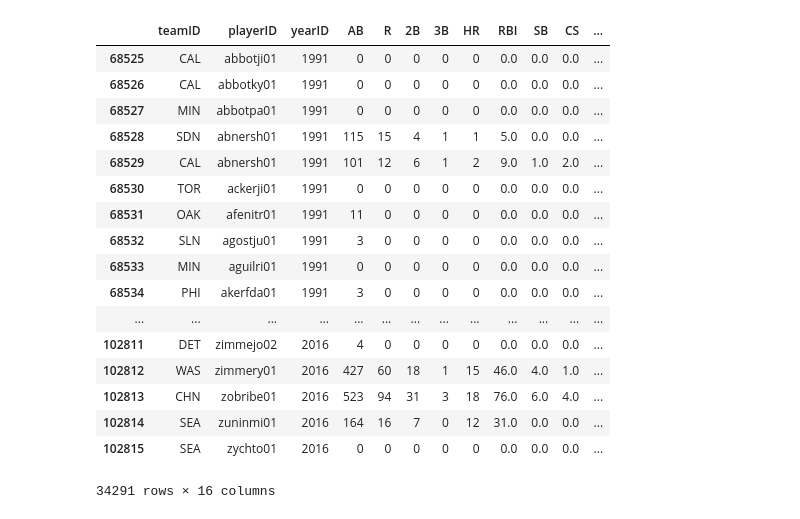
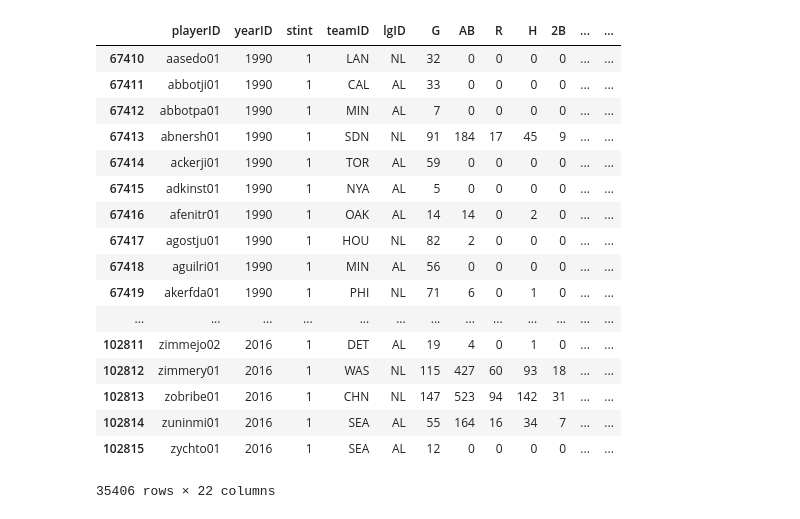
Before and after one commit to bbasista87/ETL_Project, a Jupyter notebook: Batting.ipynb, the cells around one changed output. Cells and saved outputs as stored; diff of their text form; code cells hidden in the pictures.

```diff
--- a/Batting.ipynb
+++ b/Batting.ipynb
@@ -4,4 +4,6 @@ import os
 import csv
 import matplotlib
 # %%
-file = "Resources/Batting.csv"
+file_batting = "Resources/Batting.csv"
+
+df_batting = pd.read_csv(file_batting)
@@ -36,0 +10,2 @@ Index(['playerID', 'yearID', 'stint', 'teamID', 'lgID', 'G', 'AB', 'R', 'H',
+# %%
+df_batting = pd.read_csv(file_batting)
@@ -37,32 +34,32 @@ Index(['playerID', 'yearID', 'stint', 'teamID', 'lgID', 'G', 'AB', 'R', 'H',
 # %%
 #reducing years to only 1990-2018
 
 
-reduced_df = df.loc[:, ["teamID", "playerID", "yearID",
+reduced_df = df_batting.loc[:, ["teamID", "playerID", "yearID",
                                     "AB", "R", "2B", "3B", "HR", "RBI",
                         "SB", "CS", "BB", "SO", "HBP", "SF", "H"]]
-#reduced_df = df.loc[(
-    #df['yearID'] >= 1989)]
+reduced_df = df_batting.loc[(
+    df_batting['yearID'] >= 1990)]
 reduced_df
 # %% [output]
-|  | teamID | playerID | yearID | AB | R | 2B | 3B | HR | RBI | SB | CS | ... |
-| 68525 | CAL | abbotji01 | 1991 | 0 | 0 | 0 | 0 | 0 | 0.0 | 0.0 | 0.0 | ... |
-| 68526 | CAL | abbotky01 | 1991 | 0 | 0 | 0 | 0 | 0 | 0.0 | 0.0 | 0.0 | ... |
-| 68527 | MIN | abbotpa01 | 1991 | 0 | 0 | 0 | 0 | 0 | 0.0 | 0.0 | 0.0 | ... |
-| 68528 | SDN | abnersh01 | 1991 | 115 | 15 | 4 | 1 | 1 | 5.0 | 0.0 | 0.0 | ... |
-| 68529 | CAL | abnersh01 | 1991 | 101 | 12 | 6 | 1 | 2 | 9.0 | 1.0 | 2.0 | ... |
-| 68530 | TOR | ackerji01 | 1991 | 0 | 0 | 0 | 0 | 0 | 0.0 | 0.0 | 0.0 | ... |
-| 68531 | OAK | afenitr01 | 1991 | 11 | 0 | 0 | 0 | 0 | 0.0 | 0.0 | 0.0 | ... |
-| 68532 | SLN | agostju01 | 1991 | 3 | 0 | 0 | 0 | 0 | 0.0 | 0.0 | 0.0 | ... |
-| 68533 | MIN | aguilri01 | 1991 | 0 | 0 | 0 | 0 | 0 | 0.0 | 0.0 | 0.0 | ... |
-| 68534 | PHI | akerfda01 | 1991 | 3 | 0 | 0 | 0 | 0 | 0.0 | 0.0 | 0.0 | ... |
+|  | playerID | yearID | stint | teamID | lgID | G | AB | R | H | 2B | ... | ... |
+| 67410 | aasedo01 | 1990 | 1 | LAN | NL | 32 | 0 | 0 | 0 | 0 | ... | ... |
+| 67411 | abbotji01 | 1990 | 1 | CAL | AL | 33 | 0 | 0 | 0 | 0 | ... | ... |
+| 67412 | abbotpa01 | 1990 | 1 | MIN | AL | 7 | 0 | 0 | 0 | 0 | ... | ... |
+| 67413 | abnersh01 | 1990 | 1 | SDN | NL | 91 | 184 | 17 | 45 | 9 | ... | ... |
+| 67414 | ackerji01 | 1990 | 1 | TOR | AL | 59 | 0 | 0 | 0 | 0 | ... | ... |
+| 67415 | adkinst01 | 1990 | 1 | NYA | AL | 5 | 0 | 0 | 0 | 0 | ... | ... |
+| 67416 | afenitr01 | 1990 | 1 | OAK | AL | 14 | 14 | 0 | 2 | 0 | ... | ... |
+| 67417 | agostju01 | 1990 | 1 | HOU | NL | 82 | 2 | 0 | 0 | 0 | ... | ... |
+| 67418 | aguilri01 | 1990 | 1 | MIN | AL | 56 | 0 | 0 | 0 | 0 | ... | ... |
+| 67419 | akerfda01 | 1990 | 1 | PHI | NL | 71 | 6 | 0 | 1 | 0 | ... | ... |
 | ... | ... | ... | ... | ... | ... | ... | ... | ... | ... | ... | ... | ... |
-| 102811 | DET | zimmejo02 | 2016 | 4 | 0 | 0 | 0 | 0 | 0.0 | 0.0 | 0.0 | ... |
-| 102812 | WAS | zimmery01 | 2016 | 427 | 60 | 18 | 1 | 15 | 46.0 | 4.0 | 1.0 | ... |
-| 102813 | CHN | zobribe01 | 2016 | 523 | 94 | 31 | 3 | 18 | 76.0 | 6.0 | 4.0 | ... |
-| 102814 | SEA | zuninmi01 | 2016 | 164 | 16 | 7 | 0 | 12 | 31.0 | 0.0 | 0.0 | ... |
-| 102815 | SEA | zychto01 | 2016 | 0 | 0 | 0 | 0 | 0 | 0.0 | 0.0 | 0.0 | ... |
+| 102811 | zimmejo02 | 2016 | 1 | DET | AL | 19 | 4 | 0 | 1 | 0 | ... | ... |
+| 102812 | zimmery01 | 2016 | 1 | WAS | NL | 115 | 427 | 60 | 93 | 18 | ... | ... |
+| 102813 | zobribe01 | 2016 | 1 | CHN | NL | 147 | 523 | 94 | 142 | 31 | ... | ... |
+| 102814 | zuninmi01 | 2016 | 1 | SEA | AL | 55 | 164 | 16 | 34 | 7 | ... | ... |
+| 102815 | zychto01 | 2016 | 1 | SEA | AL | 12 | 0 | 0 | 0 | 0 | ... | ... |
-34291 rows × 16 columns
+35406 rows × 22 columns
 # %%
 #calculating batting average(AVG)
 
```
Also changed, not shown: parts of 8 cells of this notebook, 2 other files.
